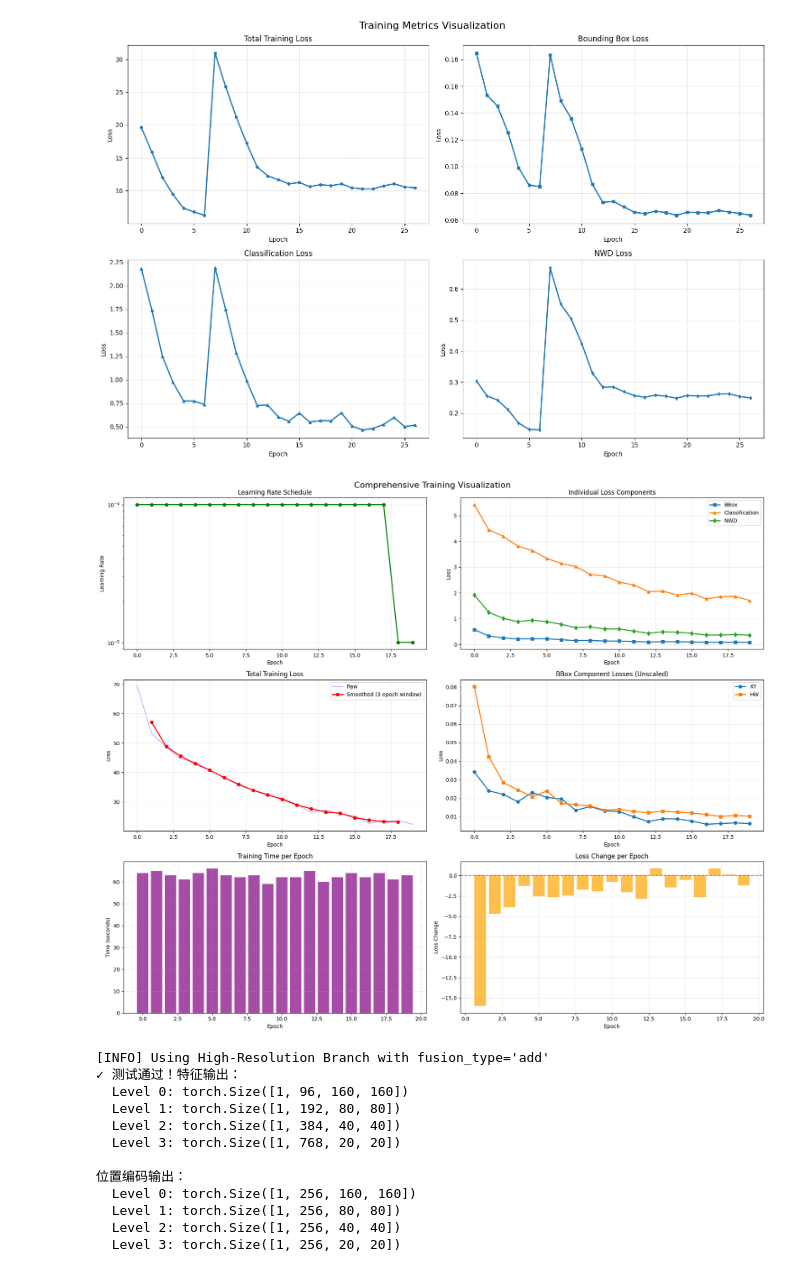
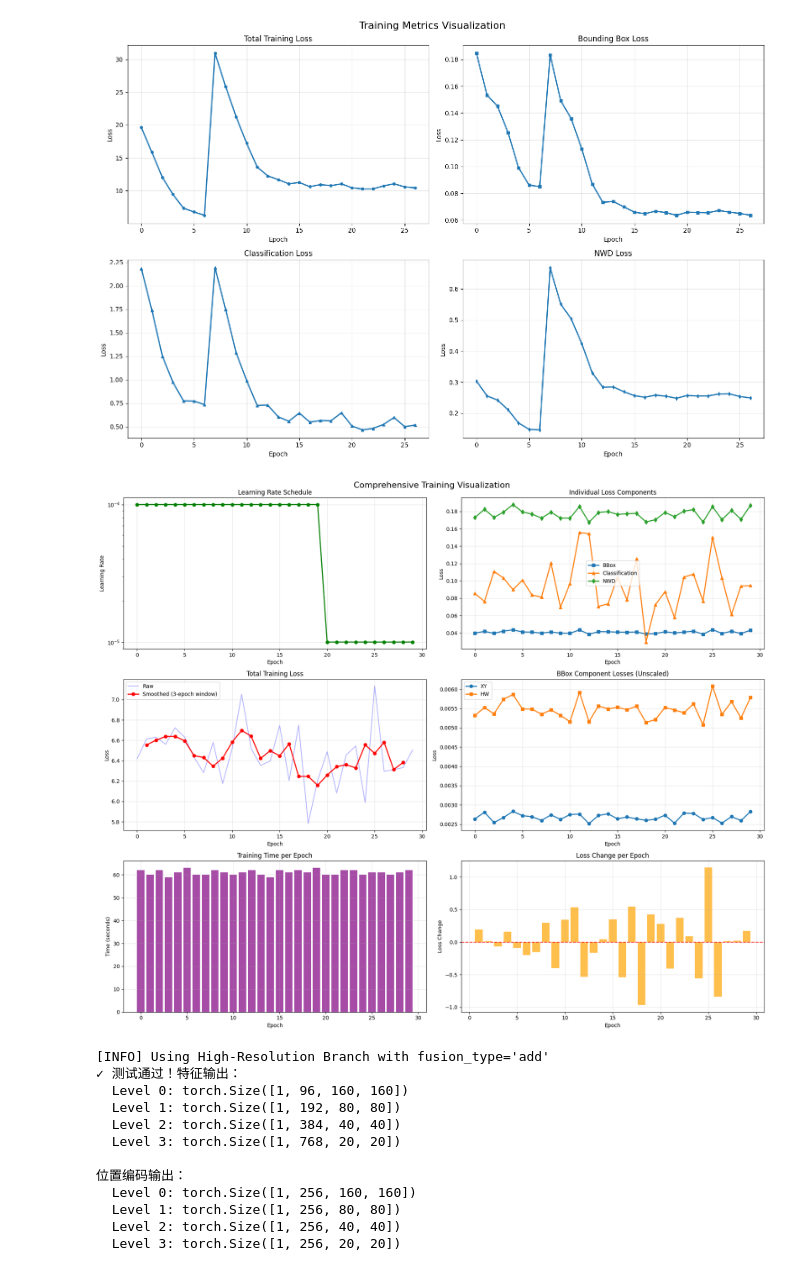
Before and after one commit to Cavalry5245/Grounding-DINO-IRSTD, a Jupyter notebook: test.ipynb, the cells around one changed output. Saved outputs shown, nothing was run; the diff lists cells and outputs as text; code cells hidden in the pictures.

```diff
--- a/test.ipynb
+++ b/test.ipynb
@@ -66,7 +66,7 @@ import pandas as pd
 import numpy as np
 
 # 读取训练日志
-log_file = "training_output_lora/lora_0120_exp6/log.txt"
+log_file = "training_output_lora/lora_0121_exp2/log.txt"
 data = []
 with open(log_file, 'r') as f:
     for line in f:
@@ -113,34 +113,34 @@ axes[1,0].grid(True, alpha=0.3)
 
 # 边界框各组件损失
 axes[1,1].plot(df['train_loss_xy_unscaled'], label='XY', marker='o', linewidth=2)
 axes[1,1].plot(df['train_loss_hw_unscaled'], label='HW', marker='s', linewidth=2)
 axes[1,1].set_title('BBox Component Losses (Unscaled)')
 axes[1,1].set_xlabel('Epoch')
 axes[1,1].set_ylabel('Loss')
 axes[1,1].legend()
 axes[1,1].grid(True, alpha=0.3)
 
 # 训练时间
 epoch_times = [pd.Timedelta(t).total_seconds() for t in df['epoch_time']]
 axes[2,0].bar(range(len(epoch_times)), epoch_times, alpha=0.7, color='purple')
 axes[2,0].set_title('Training Time per Epoch')
 axes[2,0].set_xlabel('Epoch')
 axes[2,0].set_ylabel('Time (seconds)')
 axes[2,0].grid(True, alpha=0.3)
 
 # 损失变化率
 loss_changes = df['train_loss'].diff()
 axes[2,1].bar(range(len(loss_changes)), loss_changes, alpha=0.7, color='orange')
 axes[2,1].axhline(y=0, color='r', linestyle='--', alpha=0.7)
 axes[2,1].set_title('Loss Change per Epoch')
 axes[2,1].set_xlabel('Epoch')
 axes[2,1].set_ylabel('Loss Change')
 axes[2,1].grid(True, alpha=0.3)
 
 plt.tight_layout()
 plt.show()
 # %% [output]
-[figure, old version]
+[figure, new version]
 # %%
 import torch
 import sys
```
Also changed, not shown: 26 other files.
